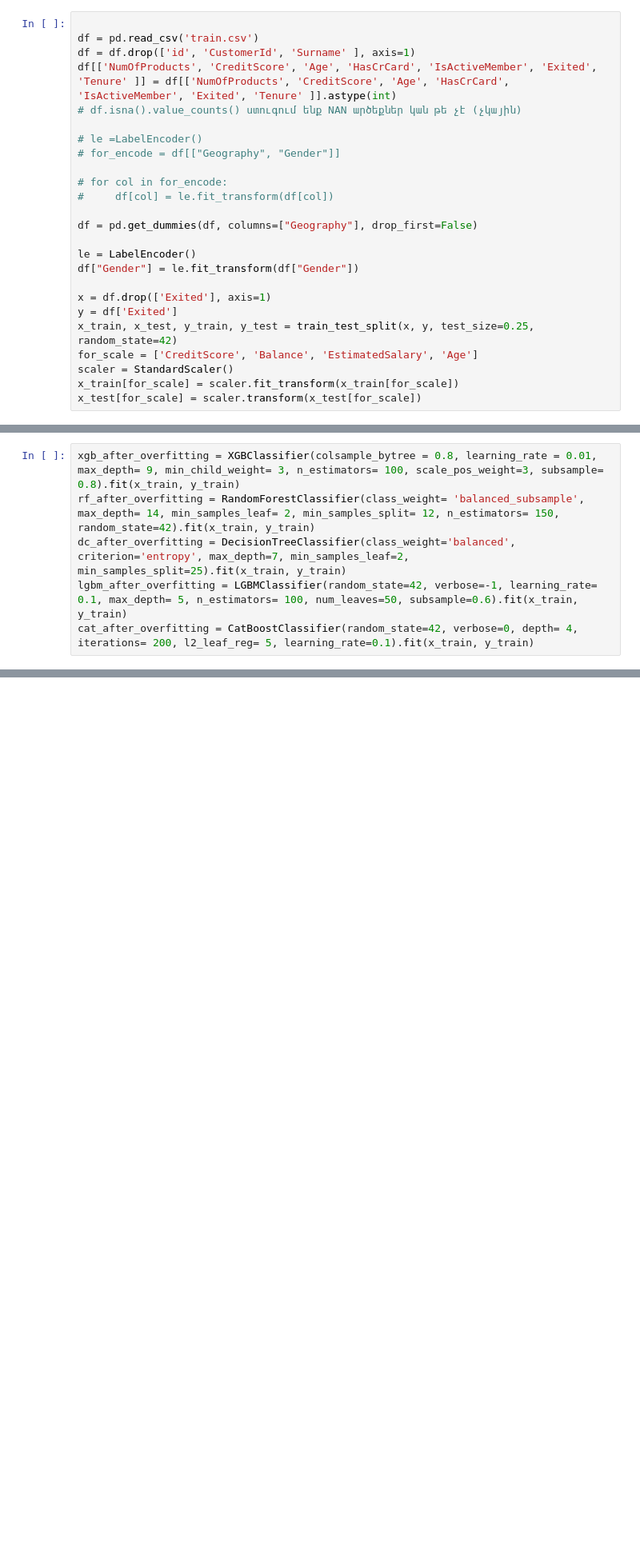
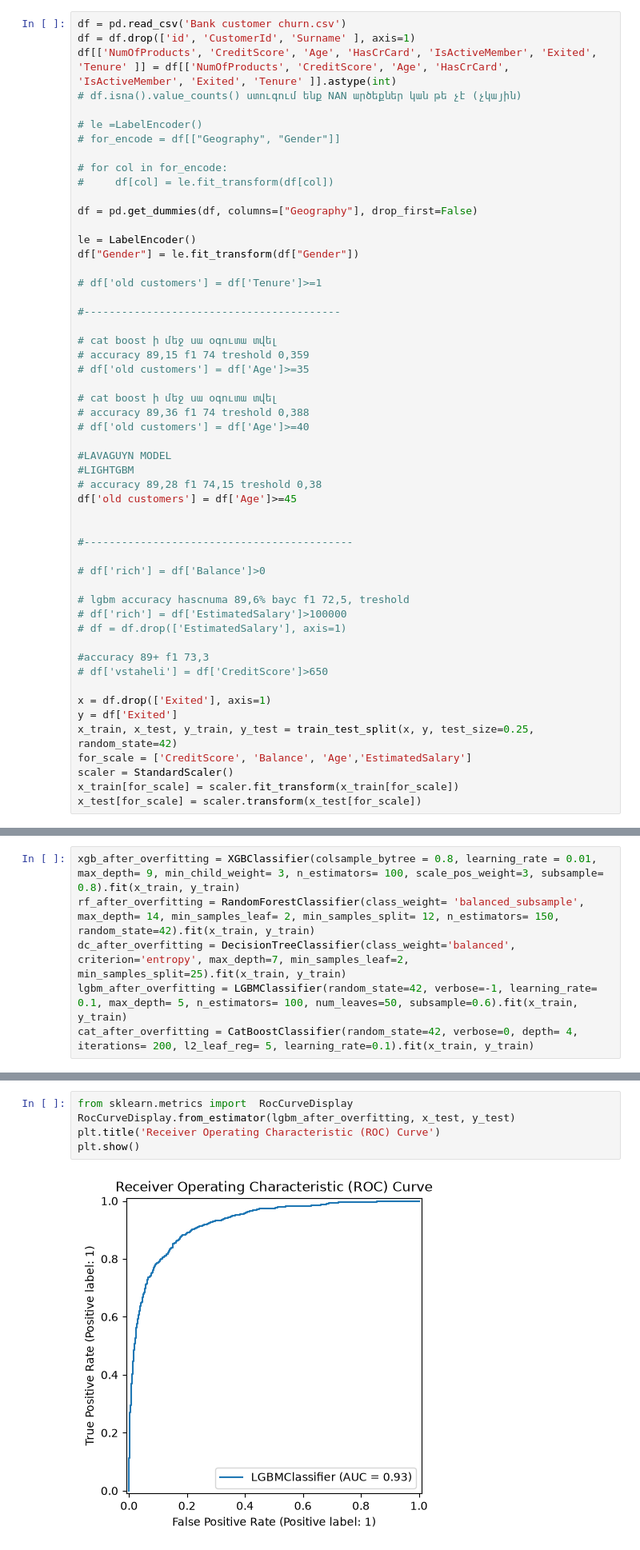
Before and after one commit to armengasparyan314/Programing, a Jupyter notebook: Main Project.ipynb, the cells around one changed output, grey strips where cells are left out. Shown at 80% size. Saved outputs shown, nothing was run; the diff lists cells and outputs as text; blank space fills up the shorter version.

Commit message:
naxnakan best model

```diff
--- a/Main Project.ipynb
+++ b/Main Project.ipynb
@@ -12,8 +12,7 @@ from sklearn.preprocessing import LabelEncoder, StandardScaler
 from catboost import CatBoostClassifier
 from lightgbm import LGBMClassifier
 # %%
-
-df = pd.read_csv('train.csv')
+df = pd.read_csv('Bank customer churn.csv')
 df = df.drop(['id', 'CustomerId', 'Surname' ], axis=1)
 df[['NumOfProducts', 'CreditScore', 'Age', 'HasCrCard', 'IsActiveMember', 'Exited', 'Tenure' ]] = df[['NumOfProducts', 'CreditScore', 'Age', 'HasCrCard', 'IsActiveMember', 'Exited', 'Tenure' ]].astype(int)
 # df.isna().value_counts() ստուգում ենք NAN արծեքներ կան թե չէ (չկային)
@@ -29,10 +28,39 @@ df = pd.get_dummies(df, columns=["Geography"], drop_first=False)
 le = LabelEncoder()
 df["Gender"] = le.fit_transform(df["Gender"])
 
+# df['old customers'] = df['Tenure']>=1
+
+#-----------------------------------------
+
+# cat boost ի մեջ սա օգուտա տվել
+# accuracy 89,15 f1 74 treshold 0,359
+# df['old customers'] = df['Age']>=35
+
+# cat boost ի մեջ սա օգուտա տվել
+# accuracy 89,36 f1 74 treshold 0,388
+# df['old customers'] = df['Age']>=40
+
+#LAVAGUYN MODEL
+#LIGHTGBM
+# accuracy 89,28 f1 74,15 treshold 0,38
+df['old customers'] = df['Age']>=45
+
+
+#-------------------------------------------
+
+# df['rich'] = df['Balance']>0
+
+# lgbm accuracy hascnuma 89,6% bayc f1 72,5, treshold
+# df['rich'] = df['EstimatedSalary']>100000
+# df = df.drop(['EstimatedSalary'], axis=1)
+
+#accuracy 89+ f1 73,3
+# df['vstaheli'] = df['CreditScore']>650
+
 x = df.drop(['Exited'], axis=1)
 y = df['Exited']
 x_train, x_test, y_train, y_test = train_test_split(x, y, test_size=0.25, random_state=42)
-for_scale = ['CreditScore', 'Balance', 'EstimatedSalary', 'Age']
+for_scale = ['CreditScore', 'Balance', 'Age','EstimatedSalary']
 scaler = StandardScaler()
 x_train[for_scale] = scaler.fit_transform(x_train[for_scale])
 x_test[for_scale] = scaler.transform(x_test[for_scale])
@@ -316,0 +389,7 @@ xgb accuracy  after treshhold: 0.8882666666666666
+# %%
+from sklearn.metrics import  RocCurveDisplay
+RocCurveDisplay.from_estimator(lgbm_after_overfitting, x_test, y_test)
+plt.title('Receiver Operating Characteristic (ROC) Curve')
+plt.show()
+# %% [output]
+[figure, added]
```
Also changed, not shown: parts of 23 cells of this notebook.
